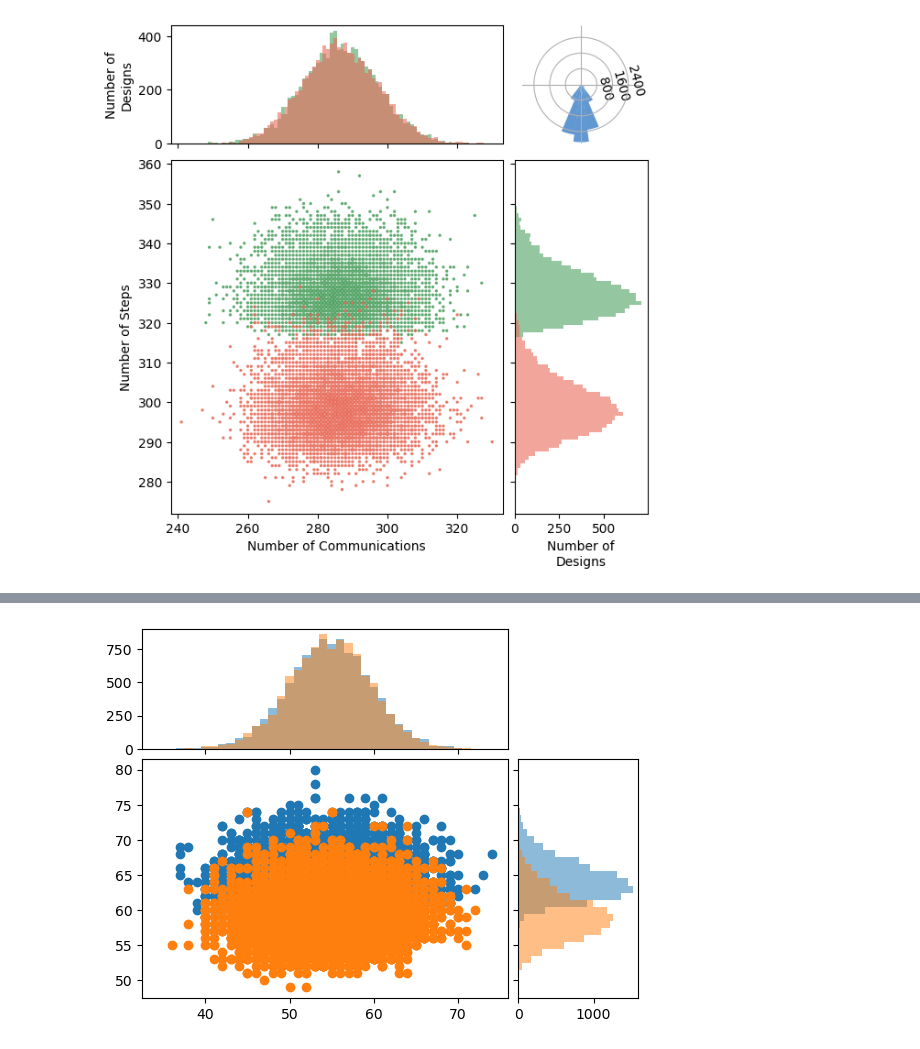
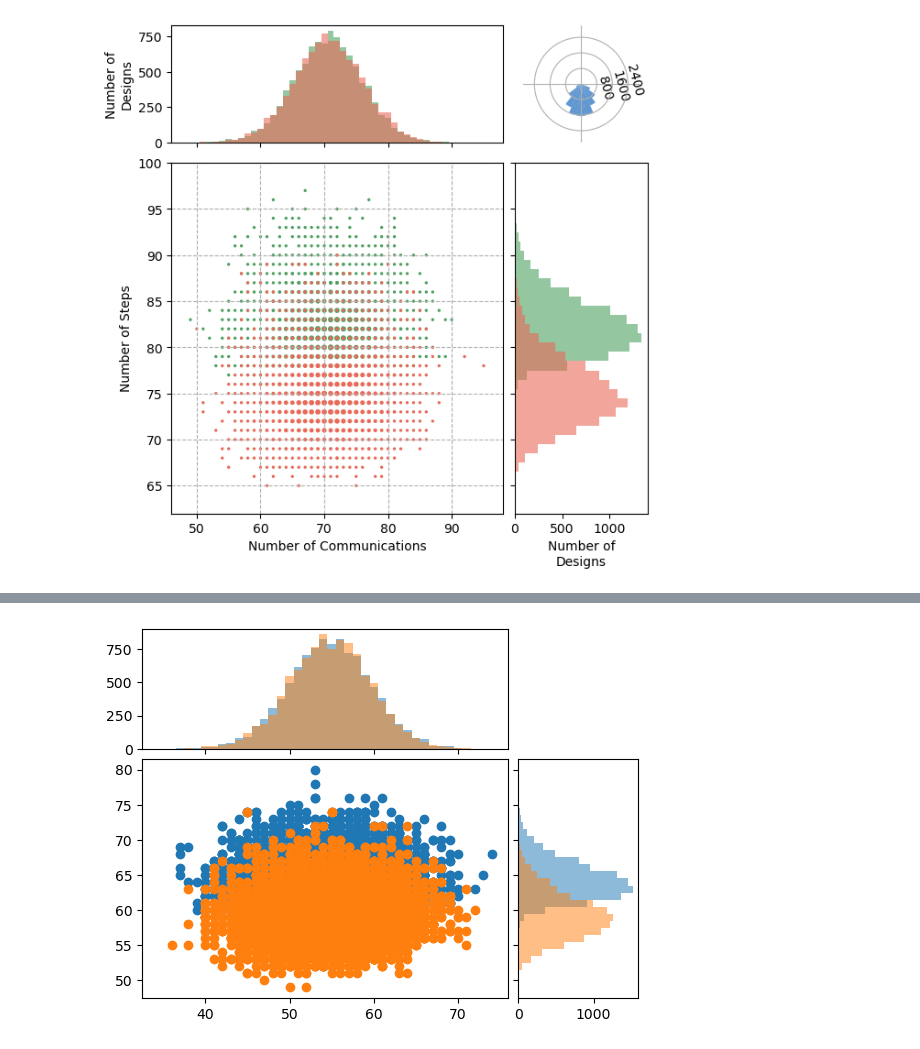
Before and after one commit to ruich95/SynQ, a Jupyter notebook: src/python/vizProfile.ipynb, the cells around one changed output, grey strips where cells are left out. Drawn from its saved outputs; the diff is of its cells as text; code cells hidden in the pictures.

```diff
--- a/src/python/vizProfile.ipynb
+++ b/src/python/vizProfile.ipynb
@@ -4,10 +4,10 @@ import numpy as np
 import matplotlib.pyplot as plt
 from mpl_toolkits.axes_grid1 import make_axes_locatable
 
-with open("balancedFIR128_150_res.json") as f:
+with open("../../balancedFIR32_res.json") as f:
     balancedRes = json.load(f)
 
-with open("regularFIR128_res.json") as f:
+with open("../../regularFIR32_res.json") as f:
     regularRes = json.load(f)
 
 balancedSteps = np.array(balancedRes["steps"])
@@ -79,8 +79,9 @@ axs["dsSample"].set_xlim((dsSampleXLower-3, dsSampleXHigher+3))
 axs["dsSample"].set_ylim((dsSampleYLower-3, dsSampleYHigher+3))
 axs["dsSample"].set_xlabel("Number of Communications")
 axs["dsSample"].set_ylabel("Number of Steps")
-scatter_comm_step(axs["dsSample"], regularComms, regularSteps, color=regularColor, alpha=0.8)
-scatter_comm_step(axs["dsSample"], balancedComms, balancedSteps, color=balancedColor, alpha=0.8)
+axs["dsSample"].grid(linestyle="dashed")
+scatter_comm_step(axs["dsSample"], regularComms, regularSteps, color=regularColor, alpha=1)
+scatter_comm_step(axs["dsSample"], balancedComms, balancedSteps, color=balancedColor, alpha=1)
 #axs["dsSample"].scatter(regularComms, regularSteps, alpha=0.8, color=regularColor, s=2)
 #axs["dsSample"].scatter(balancedComms,balancedSteps, alpha=0.8, color=balancedColor, s=2)
 
@@ -95,34 +96,34 @@ binsy = np.arange(dsSampleYLower-3, dsSampleYHigher+3) - 0.5
 axs["histSteps"].tick_params(axis="y", labelleft=False)
 axs["histSteps"].set_ylim((dsSampleYLower-3, dsSampleYHigher+3))
 axs["histSteps"].set_xlabel("Number of\nDesigns")
 _ = axs["histSteps"].hist(regularSteps, binsy, alpha=0.6, orientation='horizontal', color=regularColor)
 _ = axs["histSteps"].hist(balancedSteps, binsy, alpha=0.6, orientation='horizontal',color=balancedColor)
 
 axs["transDir"].tick_params(
     axis='x',          # changes apply to the x-axis
     which='both',      # both major and minor ticks are affected
     bottom=False,      # ticks along the bottom edge are off
     top=False,         # ticks along the top edge are off
     labelbottom=False) # labels along the bottom edge are off
 
 axs["transDir"].tick_params(
     axis='y',          # changes apply to the y-axis
     rotation=-75
     ) # labels along the bottom edge are off
 
 axs["transDir"].set_xticks([0, np.pi/2, np.pi, 3*np.pi/2])
 
 axs["transDir"].set_ylim([0, 3000])
 axs["transDir"].set_yticks([800, 1600, 2400])#, ["500", "1000", "1500", "Number of\nDesigns\n2000"])
 
 axs["transDir"].spines['polar'].set_visible(False)
 
 #ax.set_ylabel("Number of\nDesigns", labelpad=25, rotation=-75)
 #ax.yaxis.set_label_position('right')
 
 _ = axs["transDir"].bar((angle*(np.pi/180)), count, width=np.pi/12+0.01, color=dirColor)
 # %% [output]
-[figure, old version]
+[figure, new version]
 # %%
 with open("balancedFIR128_150_res.json") as f:
     balancedRes_150 = json.load(f)
```
Also changed, not shown: parts of 1 cell of this notebook, 11 other files.
